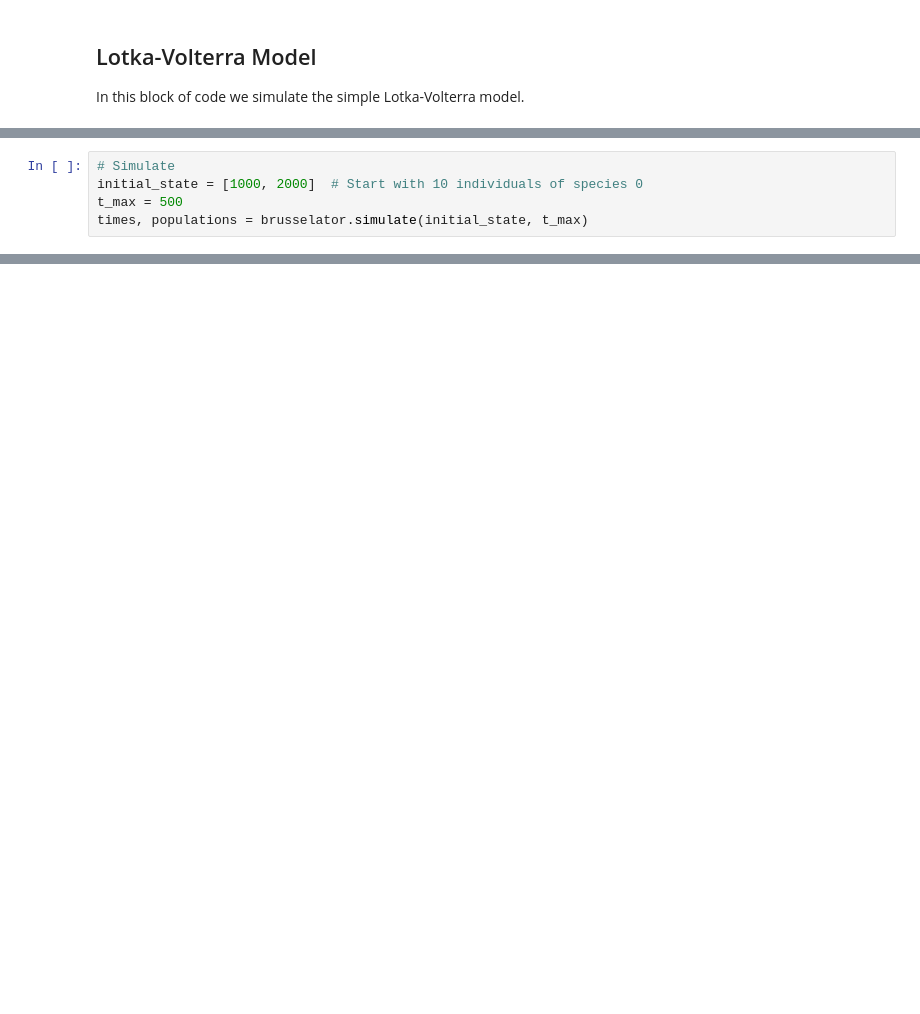
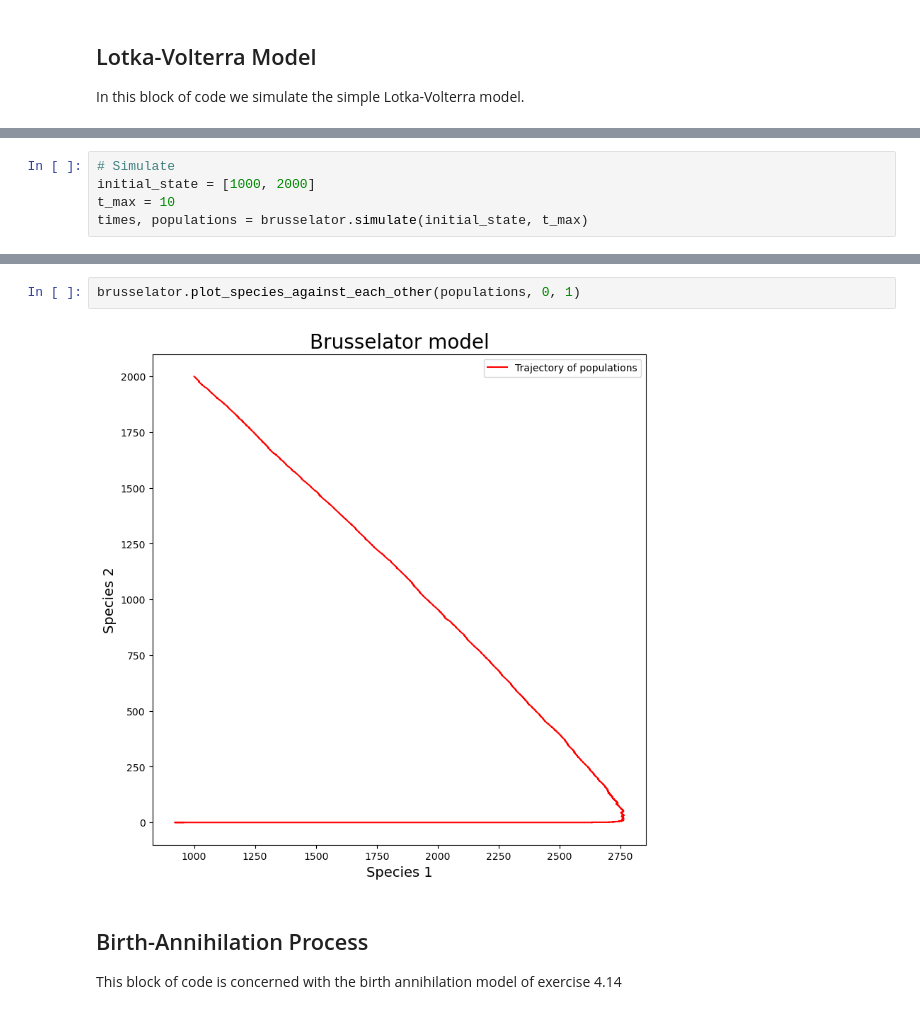
Before and after one commit to BertDepoorter/Monte-Carlo-Methods, a Jupyter notebook: Exercise_14_15_16_Gillespie_systems.ipynb, the cells around one changed output, grey strips where cells are left out. Cells and saved outputs as stored; diff of their text form; blank space fills up the shorter version.

```diff
--- a/Exercise_14_15_16_Gillespie_systems.ipynb
+++ b/Exercise_14_15_16_Gillespie_systems.ipynb
@@ -146,8 +59,8 @@ title = "Brusselator model"
 brusselator = EvolutionGillespie(number_species, coeff, reactions, title)
 # %%
 # Simulate
-initial_state = [1000, 2000]  # Start with 10 individuals of species 0
-t_max = 500
+initial_state = [1000, 2000]
+t_max = 10
 times, populations = brusselator.simulate(initial_state, t_max)
 # %%
 # Plot the evolution of species 0 and 1
@@ -154,0 +70,7 @@ brusselator.plot_species(times, populations, 0, 1)
+# %%
+brusselator.plot_species_against_each_other(populations, 0, 1)
+# %% [output]
+[figure, added]
+# %% [markdown]
+## Birth-Annihilation Process
+This block of code is concerned with the birth annihilation model of exercise 4.14
```
Also changed, not shown: parts of 8 cells of this notebook, 3 other files.
